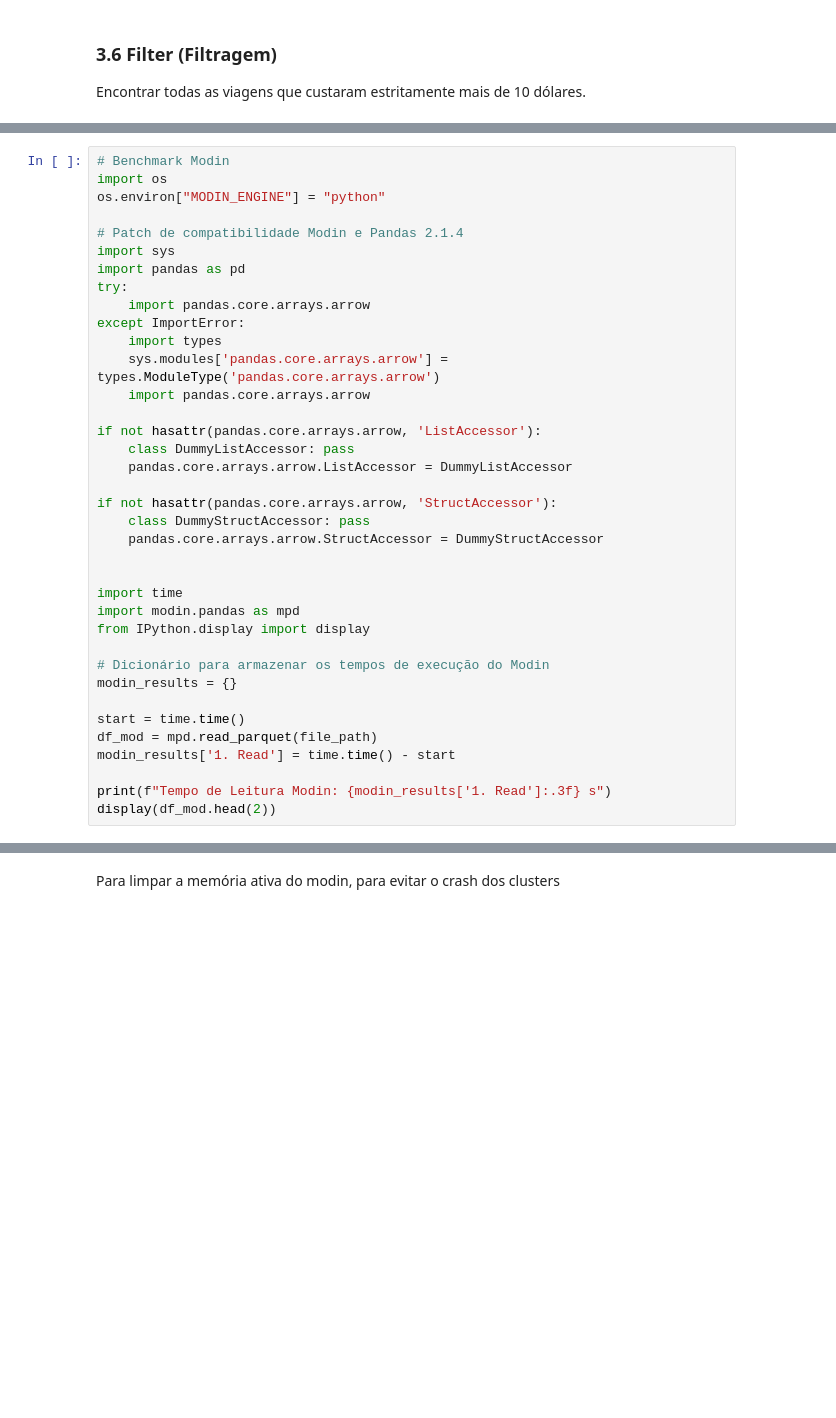
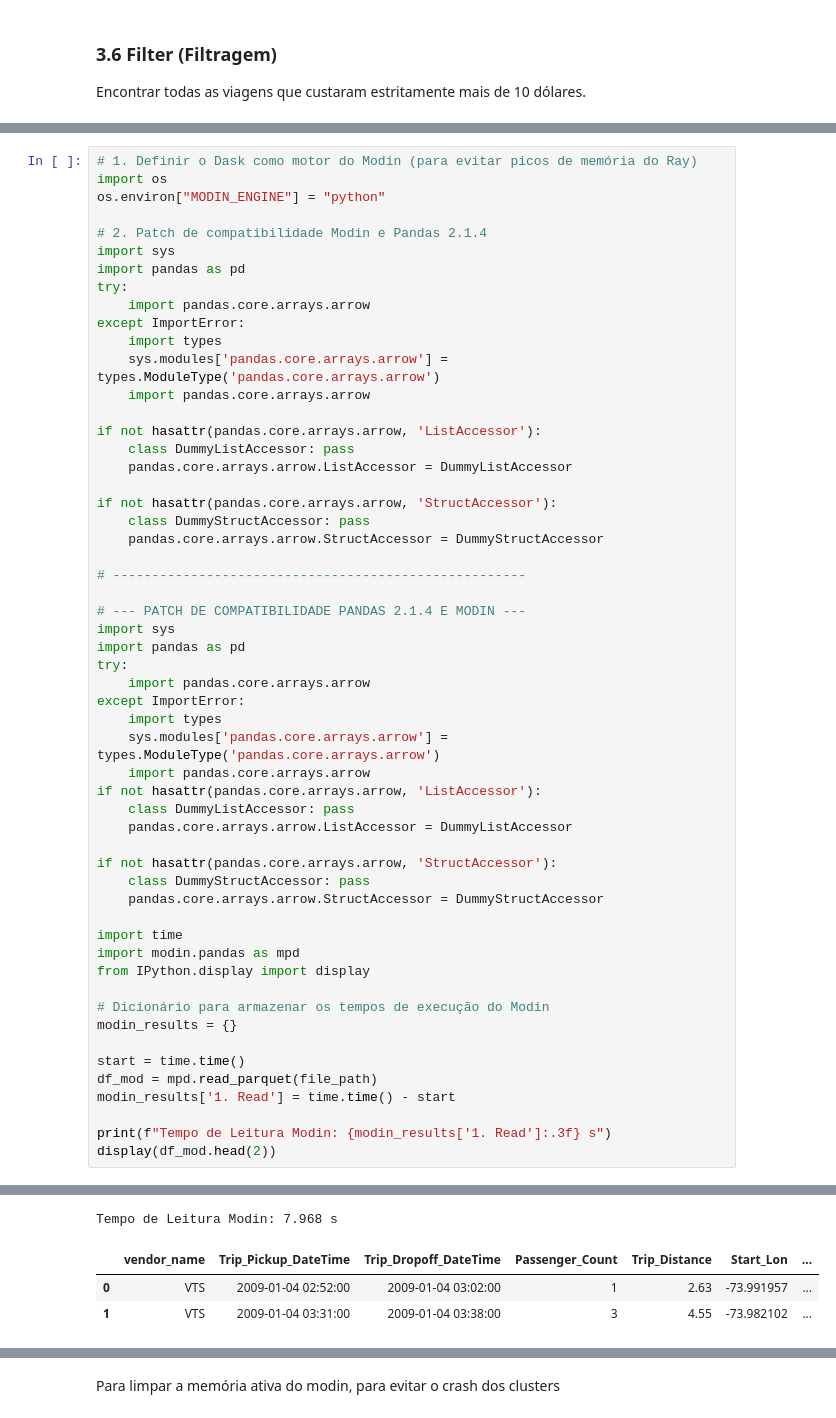
Before and after one commit to jlevandeira/CDLE, a Jupyter notebook: CDLE_Benchmark_Phase1.ipynb, the cells around one changed output, grey strips where cells are left out. Saved outputs shown, nothing was run; the diff lists cells and outputs as text; blank space fills up the shorter version.

```diff
--- a/CDLE_Benchmark_Phase1.ipynb
+++ b/CDLE_Benchmark_Phase1.ipynb
@@ -327,9 +417,9 @@ O modin é uma biblioteca de código aberto em Python projetada para acelarar e
 # %%
-# Benchmark Modin
+# 1. Definir o Dask como motor do Modin (para evitar picos de memória do Ray)
 import os
 os.environ["MODIN_ENGINE"] = "python"
 
-# Patch de compatibilidade Modin e Pandas 2.1.4
+# 2. Patch de compatibilidade Modin e Pandas 2.1.4
 import sys
 import pandas as pd
 try:
@@ -347,6 +437,24 @@ if not hasattr(pandas.core.arrays.arrow, 'StructAccessor'):
     class DummyStructAccessor: pass
     pandas.core.arrays.arrow.StructAccessor = DummyStructAccessor
 
+# -----------------------------------------------------
+
+# --- PATCH DE COMPATIBILIDADE PANDAS 2.1.4 E MODIN ---
+import sys
+import pandas as pd
+try:
+    import pandas.core.arrays.arrow
+except ImportError:
+    import types
+    sys.modules['pandas.core.arrays.arrow'] = types.ModuleType('pandas.core.arrays.arrow')
+    import pandas.core.arrays.arrow
+if not hasattr(pandas.core.arrays.arrow, 'ListAccessor'):
+    class DummyListAccessor: pass
+    pandas.core.arrays.arrow.ListAccessor = DummyListAccessor
+
+if not hasattr(pandas.core.arrays.arrow, 'StructAccessor'):
+    class DummyStructAccessor: pass
+    pandas.core.arrays.arrow.StructAccessor = DummyStructAccessor
 
 import time
 import modin.pandas as mpd
@@ -361,3 +469,4 @@ modin_results['1. Read'] = time.time() - start
 
 print(f"Tempo de Leitura Modin: {modin_results['1. Read']:.3f} s")
 display(df_mod.head(2))
+# %% [output]
@@ -364 +475,5 @@ display(df_mod.head(2))
+Tempo de Leitura Modin: 7.968 s
+|  | vendor_name | Trip_Pickup_DateTime | Trip_Dropoff_DateTime | Passenger_Count | Trip_Distance | Start_Lon | ... |
+| 0 | VTS | 2009-01-04 02:52:00 | 2009-01-04 03:02:00 | 1 | 2.63 | -73.991957 | ... |
+| 1 | VTS | 2009-01-04 03:31:00 | 2009-01-04 03:38:00 | 3 | 4.55 | -73.982102 | ... |
 # %% [markdown]
```
Also changed, not shown: parts of 52 cells of this notebook.
